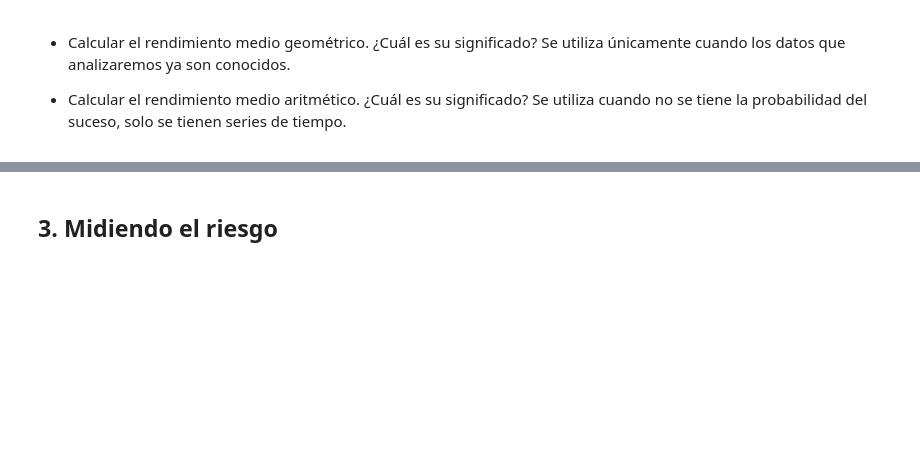
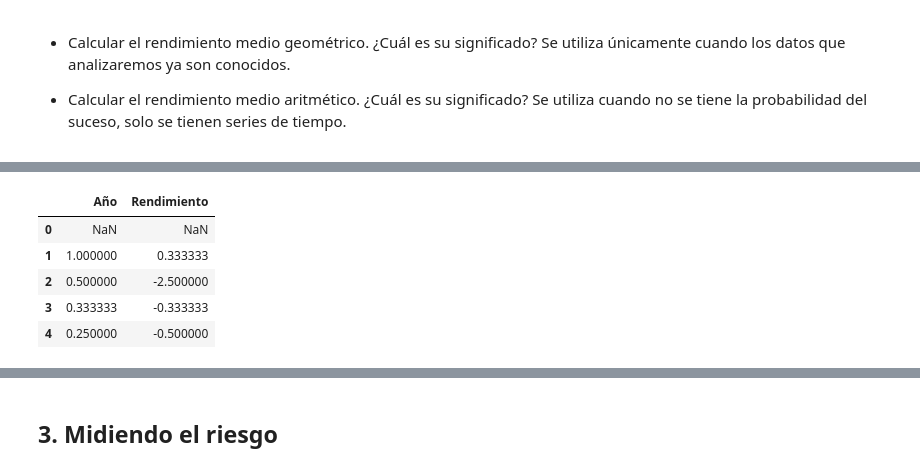
Before and after one commit to ariadnagalindom/portafolios, a Jupyter notebook: Modulo1/Clase4_RentRiesgo.ipynb, the cells around one changed output, grey strips where cells are left out. Drawn from its saved outputs; the diff is of its cells as text; code cells hidden in the pictures; blank space fills up the shorter version.

```diff
--- a/Modulo1/Clase4_RentRiesgo.ipynb
+++ b/Modulo1/Clase4_RentRiesgo.ipynb
@@ -282,0 +296,10 @@ tablaact
+# %%
+ret= tablaact.pct_change()
+ret
+# %% [output]
+|  | Año | Rendimiento |
+| 0 | NaN | NaN |
+| 1 | 1.000000 | 0.333333 |
+| 2 | 0.500000 | -2.500000 |
+| 3 | 0.333333 | -0.333333 |
+| 4 | 0.250000 | -0.500000 |
```
Also changed, not shown: parts of 8 cells of this notebook, 1 other file.
